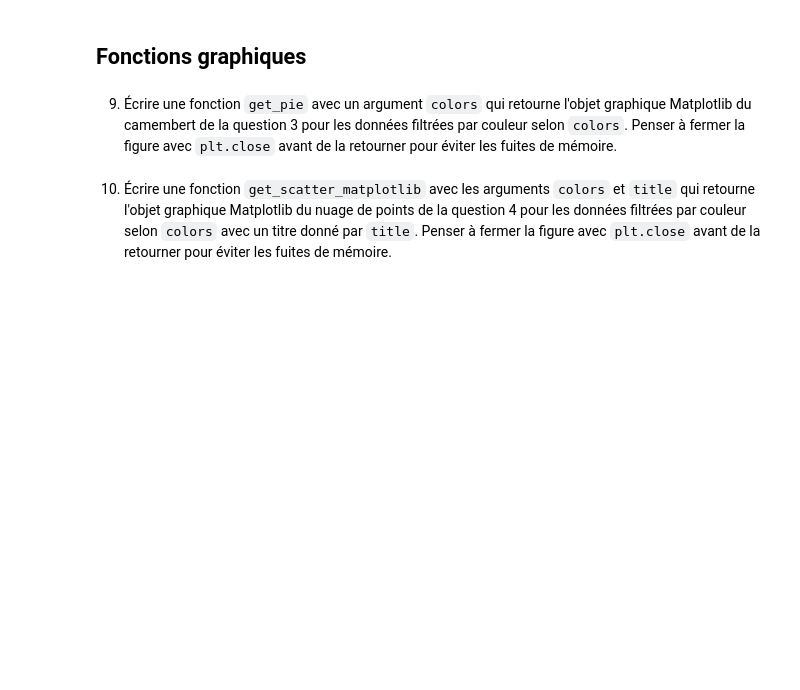
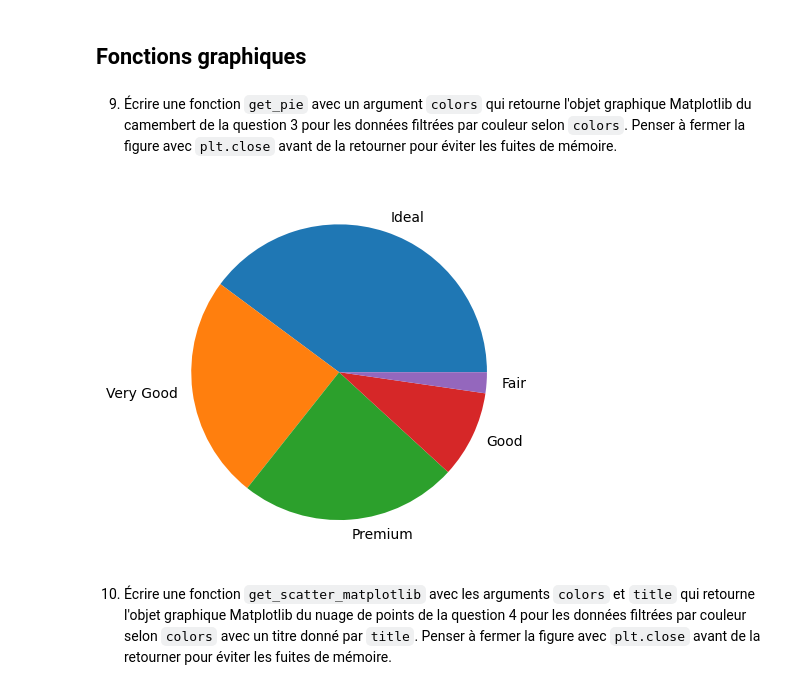
Before and after one commit to GillesBour/formation-data-science, a Jupyter notebook: BLOC4/Visualisation/notebooks/02_diamants.ipynb, the cells around one changed output. Drawn from its saved outputs; the diff is of its cells as text; code cells hidden in the pictures; blank space fills up the shorter version.

```diff
--- a/BLOC4/Visualisation/notebooks/02_diamants.ipynb
+++ b/BLOC4/Visualisation/notebooks/02_diamants.ipynb
@@ -149,6 +149,18 @@ BokehModel(combine_events=True, render_bundle={'docs_json': {'ed46b065-f67e-461e
 ## Fonctions graphiques
 # %% [markdown]
 9. Écrire une fonction `get_pie` avec un argument `colors` qui retourne l'objet graphique Matplotlib du camembert de la question 3 pour les données filtrées par couleur selon `colors`. Penser à fermer la figure avec `plt.close` avant de la retourner pour éviter les fuites de mémoire.
+# %%
+def get_pie(colors):
+    diamonds = get_colored_diamonds(colors)
+    cut_counts = diamonds.cut.value_counts()
+    fig, ax = plt.subplots()
+    ax.pie(cut_counts, labels=cut_counts.index)
+    plt.close(fig)
+    return fig
+
+get_pie(['E'])
+# %% [output]
+[figure, added]
 # %% [markdown]
 10. Écrire une fonction `get_scatter_matplotlib` avec les arguments `colors` et `title` qui retourne l'objet graphique Matplotlib du nuage de points de la question 4 pour les données filtrées par couleur selon `colors` avec un titre donné par `title`. Penser à fermer la figure avec `plt.close` avant de la retourner pour éviter les fuites de mémoire.
 # %% [markdown]
```
